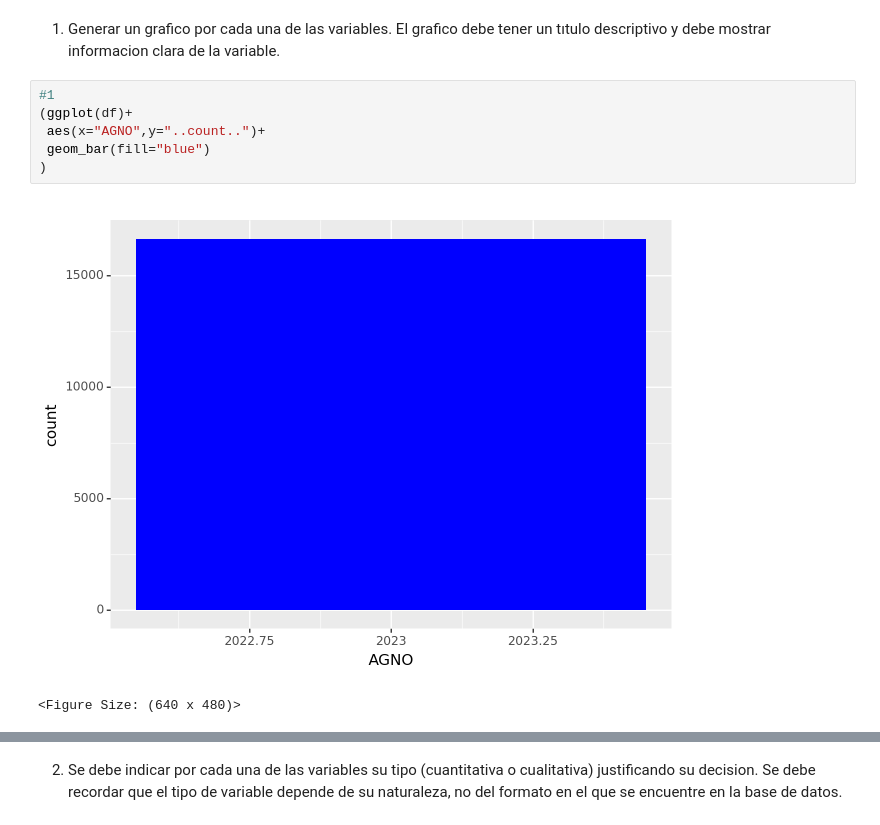
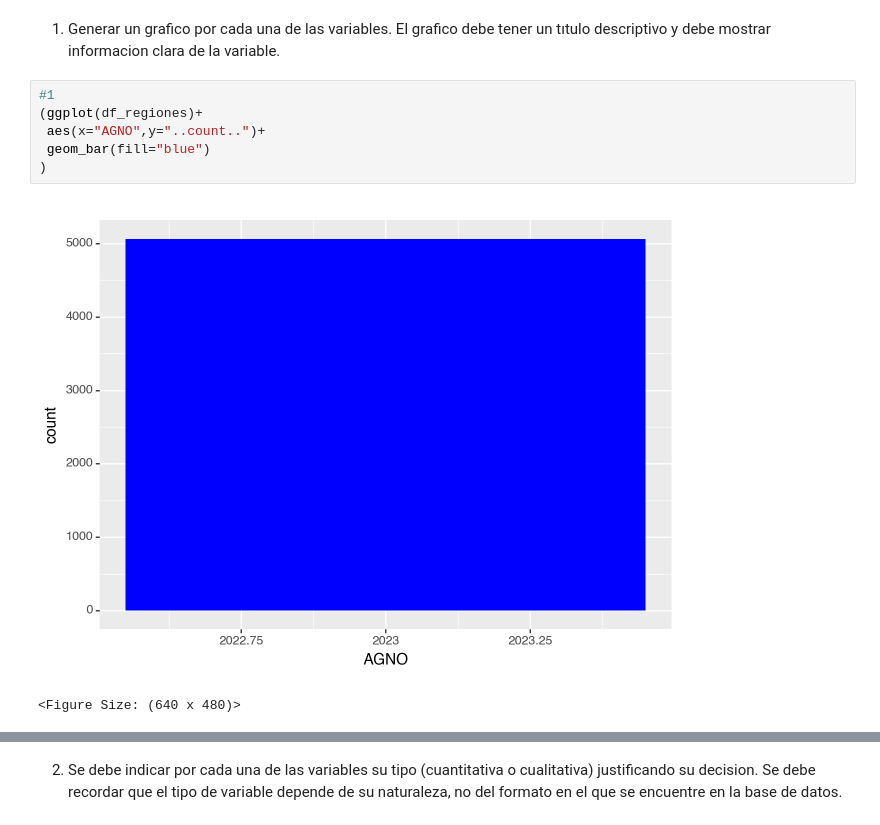
Before and after one commit to Dxeg0o/proyecto_cdd_2, a Jupyter notebook: proyecto.ipynb, the cells around one changed output, grey strips where cells are left out. Drawn from its saved outputs; the diff is of its cells as text.

```diff
--- a/proyecto.ipynb
+++ b/proyecto.ipynb
@@ -74,11 +97,11 @@ Con el objetivo de familiarizarse y entender mejor la base de datos, se requiere
 informacion clara de la variable.
 # %%
 #1
-(ggplot(df)+
+(ggplot(df_regiones)+
  aes(x="AGNO",y="..count..")+
  geom_bar(fill="blue")
 )
 # %% [output]
-[figure, old version]
+[figure, new version]
 <Figure Size: (640 x 480)>
 # %%
```
Also changed, not shown: parts of 10 cells of this notebook.
